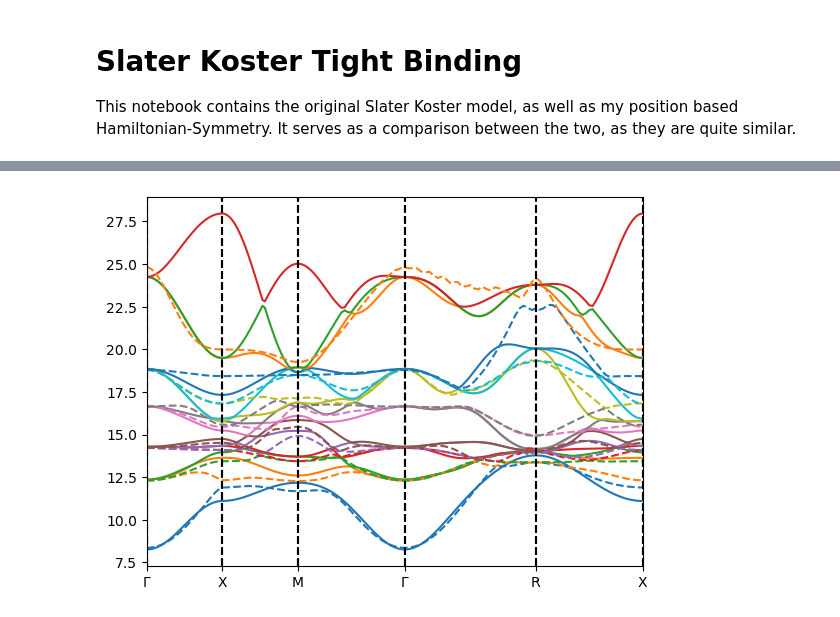
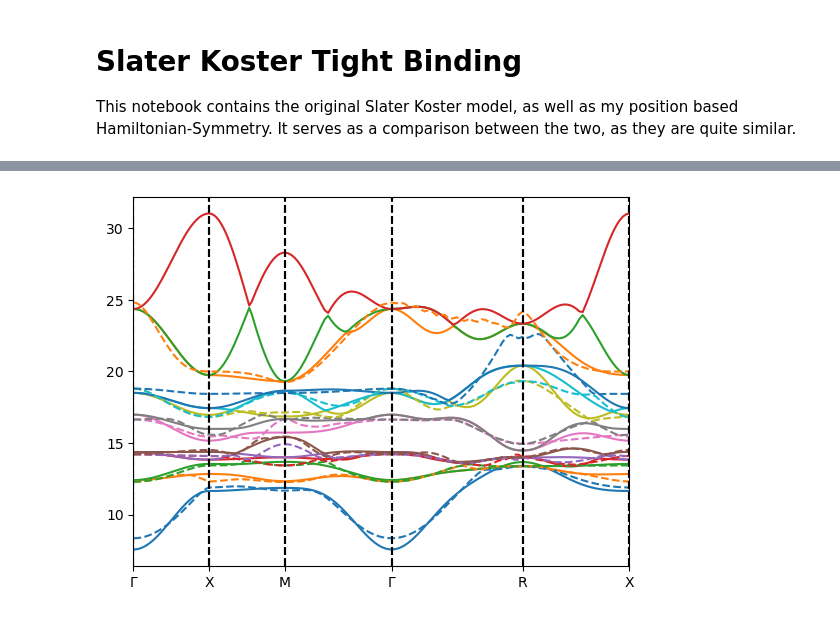
Before and after one commit to redweasel/tight-binding, a Jupyter notebook: notebooks/SlaterKosterTightBinding.ipynb, the cells around one changed output, grey strips where cells are left out. Drawn from its saved outputs; the diff is of its cells as text; code cells hidden in the pictures.

```diff
--- a/notebooks/SlaterKosterTightBinding.ipynb
+++ b/notebooks/SlaterKosterTightBinding.ipynb
@@ -22,16 +22,16 @@ k_smpl, _, ref_bands, symmetries, fermi_energy = material.read_bands()
 print("Symmetries:", len(symmetries))
 ref_bands = ref_bands[:,8:]
 
+k_smpl, ref_bands = Symmetry(symmetries).realize_symmetric_data(k_smpl, ref_bands)
+
 hsym_nitinol = hsym.HamiltonianSymmetry(Symmetry.cubic(True))
 # TODO look at wannier function to find out which energy belongs to which atom
-hsym_nitinol.append_s([0, 0, 0], "Ni")
-#hsym_nitinol.append_s([0.5, 0.5, 0.5], "Ti")
+hsym_nitinol.append_s([0.5, 0.5, 0.5], "Ti")
+hsym_nitinol.append_d2([0.5, 0.5, 0.5], "Ti")
+hsym_nitinol.append_d3([0, 0, 0], "Ni")
 hsym_nitinol.append_d2([0, 0, 0], "Ni")
 hsym_nitinol.append_d3([0.5, 0.5, 0.5], "Ti")
-hsym_nitinol.append_d2([0.5, 0.5, 0.5], "Ti")
-hsym_nitinol.append_d3([0, 0, 0], "Ni")
-#hsym_nitinol.append_p([0, 0, 0], "Ni")
-hsym_nitinol.append_p([0.5, 0.5, 0.5], "Ti")
+hsym_nitinol.append_p([0, 0, 0], "Ni")
 
 # now start my algorithm to find good matrices
 additional_bands = 2
@@ -46,10 +46,12 @@ neighbors = Symmetry.cubic(True).complete_neighbors(neighbors)
 
 tb_nitinol = BandStructureModel.init_tight_binding_from_ref(Symmetry.none(), neighbors, k_smpl, ref_bands, band_offset, additional_bands, cos_reduced=False, exp=True)
 tb_nitinol.symmetrizer = hsym_nitinol.symmetrizer(neighbors) # for this: cos_reduced=False, exp=True
-tb_nitinol.optimize(k_smpl, 1, ref_bands, weights, band_offset, 1000, 4, train_k0=True, regularization=0.99)
+#tb_nitinol.load("ni_sym.repr")
+tb_nitinol.optimize(k_smpl, 1, ref_bands, weights, band_offset, 5, 1, train_k0=True, max_accel_global=1.0)
+tb_nitinol.optimize(k_smpl, 1, ref_bands, weights, band_offset, 50, 1, train_k0=True, max_accel_global=8.0)
 #tb_nitinol.optimize(k_smpl, 1, ref_bands, weights, band_offset, 2000, 4, train_k0=True, regularization=0.999)
 
-k_smpl, ref_bands = Symmetry(symmetries).realize_symmetric_data(k_smpl, ref_bands)
+#k_smpl, ref_bands = Symmetry(symmetries).realize_symmetric_data(k_smpl, ref_bands)
 path = kpaths.KPath('G').to('X').to('M').to('G').to('R').to('X')
 interpolator = kpaths.interpolate(k_smpl, ref_bands, Symmetry.none(), method='cubic')
 path.plot(tb_nitinol, '-')
@@ -62 +69 @@ final loss: 1.57e+00 (max band-error [0.792 1.321 0.763 0.678 1.204 1.223 0.826
-[figure, old version]
+[figure, new version]
```
Also changed, not shown: parts of 5 cells of this notebook, 9 other files.
